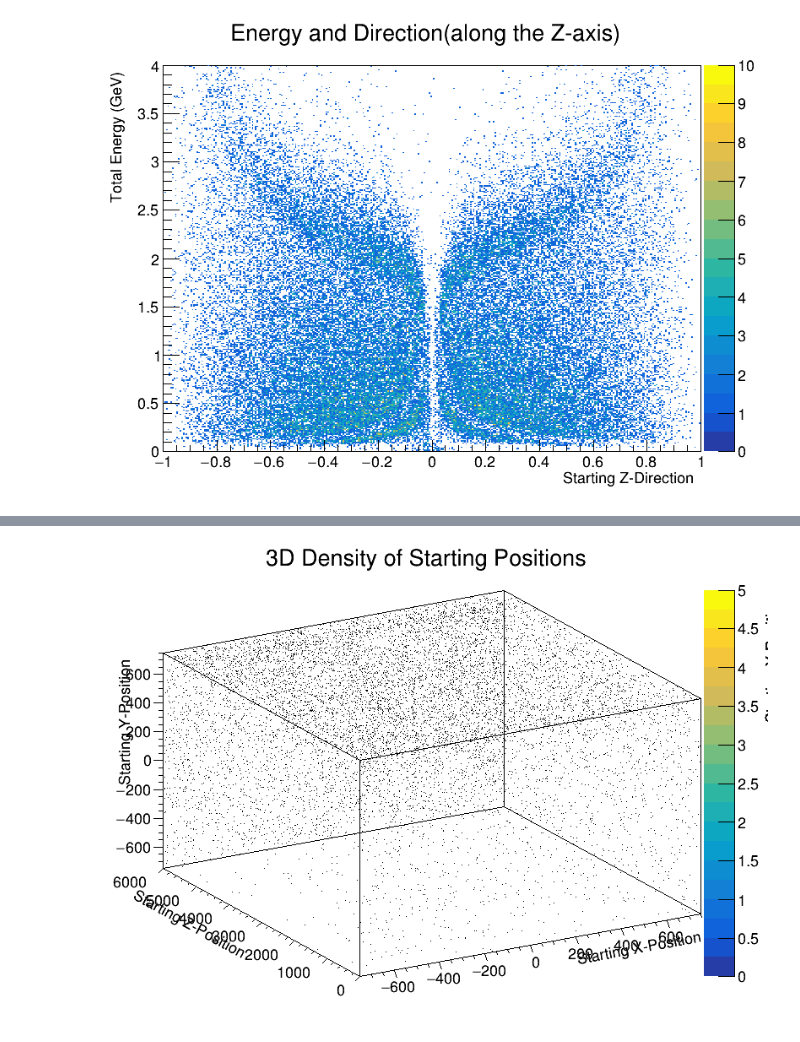
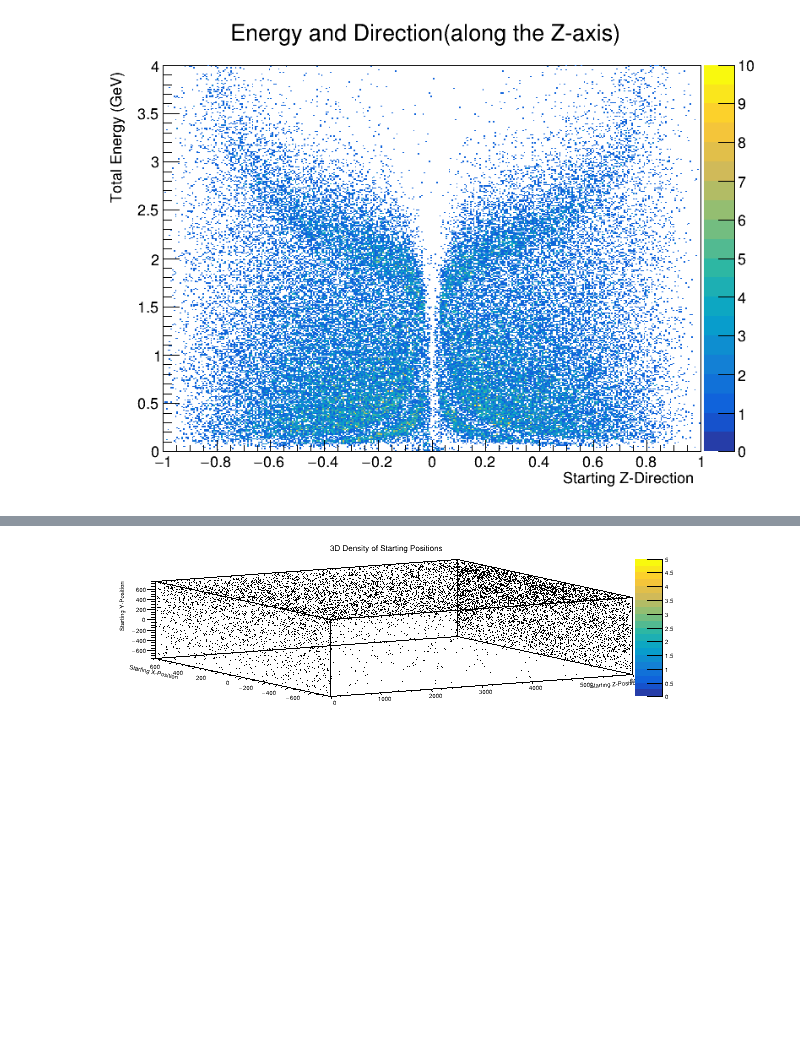
Before and after one commit to navaneethsrinath/RootPractice, a Jupyter notebook: novadatapractice.ipynb, the cells around one changed output, grey strips where cells are left out. Saved outputs shown, nothing was run; the diff lists cells and outputs as text; code cells hidden in the pictures; blank space fills up the shorter version.

Commit message:
more 3D histo work

```diff
--- a/novadatapractice.ipynb
+++ b/novadatapractice.ipynb
@@ -295,8 +295,9 @@ canv.Draw()
 # %% [output]
 [figure]
 # %%
-yvsz = ROOT.TH2D("yvsz", "Y vs Z Start", 350, 0, 6000, 350, -1000, 1000)
-
+yvszstart = ROOT.TH2D("yvszstart", "Y vs Z Start", 350, 0, 6000, 350, -1000, 1000)
+yvszstop = ROOT.TH2D("yvszstop", "Y vs Z Stop", 350, 0, 6000, 350, -1000, 1000)
+canv3 = ROOT.TCanvas("Canvas3", "NewCanvas", 800, 600)
 
 for entryNum in range(0, tree.GetEntries()):
     tree.GetEntry(entryNum)
@@ -304,11 +305,18 @@ for entryNum in range(0, tree.GetEntries()):
         continue
     startPosy = getattr(tree, "startPosY")[0]
     startPosz = getattr(tree, "startPosZ")[0]
-    yvsz.Fill(startPosz, startPosy)
-
-
-yvsz.GetYaxis().SetTitle("Initial Y Position (cm)")
-yvsz.GetXaxis().SetTitle("Initial Z Position (cm)")
-yvsz.Draw("colz")
-canv.Draw()
+    stopPosy = getattr(tree, "stopPosY")[0]
+    stopPosz = getattr(tree, "stopPosZ")[0]
+    if entryNum == 1400:
+        print("event number", entryNum)
+        yvszstart.Fill(startPosz, startPosy)
+        yvszstop.Fill(stopPosz, stopPosy)
+        line1400 = ROOT.TLine(startPosz, startPosy, stopPosz, stopPosy)
+line1400.SetLineColor(ROOT.kYellow)
+yvszstart.GetYaxis().SetTitle("Initial Y Position (cm)")
+yvszstart.GetXaxis().SetTitle("Initial Z Position (cm)")
+yvszstart.Draw("colz")
+yvszstop.Draw("colzsame")
+line1400.Draw()
+canv3.Draw()
 # %% [output]
@@ -378,7 +390,9 @@ canv.Draw()
 # %% [output]
 [figure]
 # %%
-startPos3D = ROOT.TH3D("startPos3D", "3D Density of Starting Positions", 100, -750, 750, 100, 0, 6000, 100, -750, 750)
+canv3D = ROOT.TCanvas("Canvas3D", "NewGraph", 600, 200)
+
+startPos3D = ROOT.TH3D("startPos3D", "3D Density of Starting Positions", 100, 0, 6000, 100, -750, 750, 100, -750, 750)
 
 
 for entryNum in range(0, tree.GetEntries()):
@@ -388,11 +402,12 @@ for entryNum in range(0, tree.GetEntries()):
     startPosX = getattr(tree, "startPosX")[0]
     startPosY = getattr(tree, "startPosY")[0]
     startPosZ = getattr(tree, "startPosZ")[0]
-    startPos3D.Fill(startPosX, startPosZ, startPosY)
+    startPos3D.Fill(startPosZ, startPosX, startPosY)
 
-startPos3D.GetXaxis().SetTitle("Starting X-Position")
+startPos3D.GetYaxis().SetTitle("Starting X-Position")
 startPos3D.GetZaxis().SetTitle("Starting Y-Position")
-startPos3D.GetYaxis().SetTitle("Starting Z-Position")
+startPos3D.GetXaxis().SetTitle("Starting Z-Position")
+
 startPos3D.Draw("colz1")
-canv.Draw()
+canv3D.Draw()
 # %% [output]
@@ -399,2 +415,2 @@ canv.Draw()
 Warning in <TFile::Append>: Replacing existing TH1: startPos3D (Potential memory leak).
-[figure, old version]
+[figure, new version]
```
Also changed, not shown: parts of 2 cells of this notebook.
